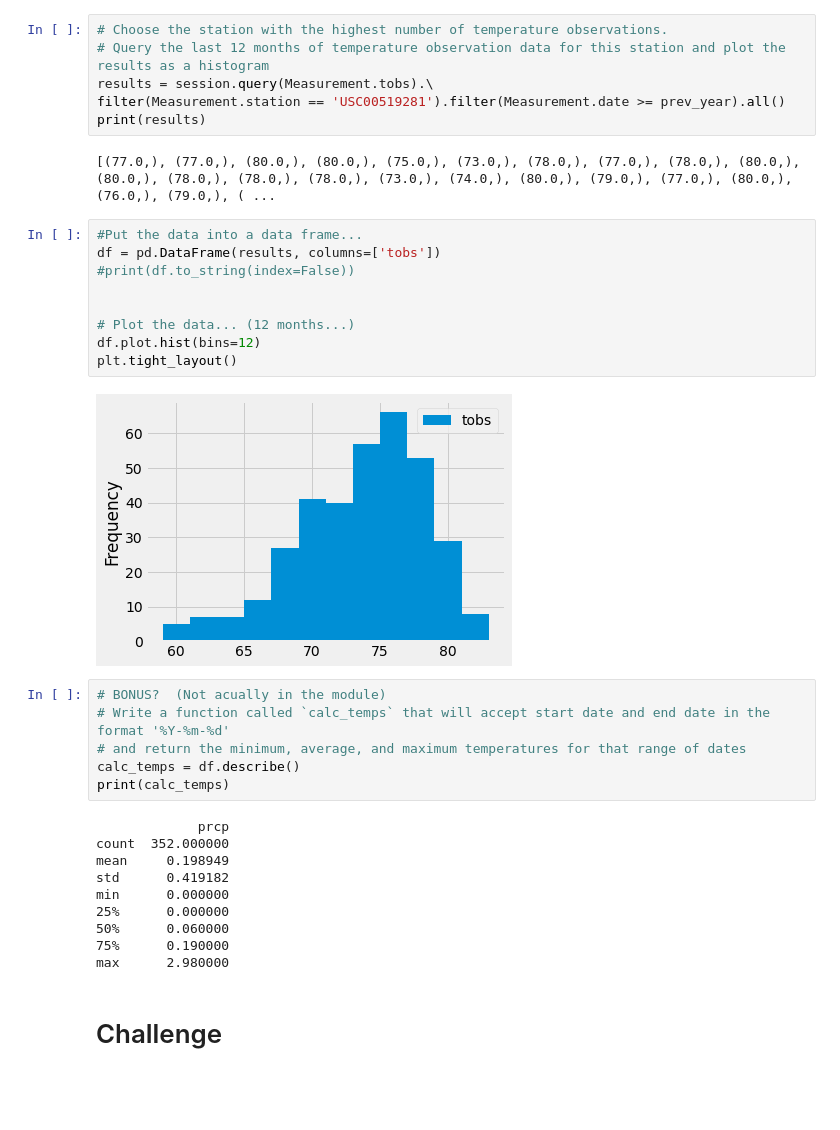
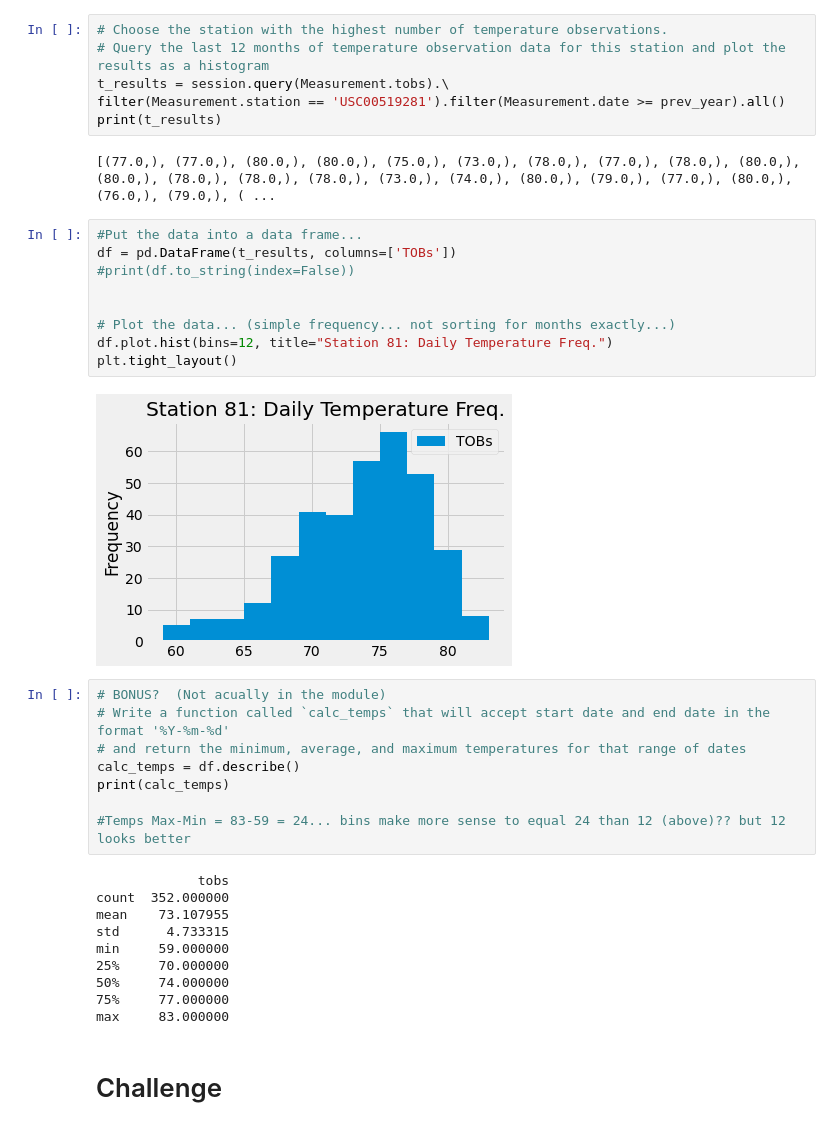
Before and after one commit to miwermi/surfs-up, a Jupyter notebook: climate_analysis.ipynb, the cells around one changed output. Drawn from its saved outputs; the diff is of its cells as text; blank space fills up the shorter version.

```diff
--- a/climate_analysis.ipynb
+++ b/climate_analysis.ipynb
@@ -157,38 +157,40 @@ filter(Measurement.station == 'USC00519281').all()
 # %%
 # Choose the station with the highest number of temperature observations.
 # Query the last 12 months of temperature observation data for this station and plot the results as a histogram
-results = session.query(Measurement.tobs).\
+t_results = session.query(Measurement.tobs).\
 filter(Measurement.station == 'USC00519281').filter(Measurement.date >= prev_year).all()
-print(results)
+print(t_results)
 # %% [output]
 [(77.0,), (77.0,), (80.0,), (80.0,), (75.0,), (73.0,), (78.0,), (77.0,), (78.0,), (80.0,), (80.0,), (78.0,), (78.0,), (78.0,), (73.0,), (74.0,), (80.0,), (79.0,), (77.0,), (80.0,), (76.0,), (79.0,), ( ...
 # %%
 #Put the data into a data frame...
-df = pd.DataFrame(results, columns=['tobs'])
+df = pd.DataFrame(t_results, columns=['TOBs'])
 #print(df.to_string(index=False))
 
 
-# Plot the data... (12 months...)
-df.plot.hist(bins=12)
+# Plot the data... (simple frequency... not sorting for months exactly...)
+df.plot.hist(bins=12, title="Station 81: Daily Temperature Freq.")
 plt.tight_layout()
 # %% [output]
-[figure, old version]
+[figure, new version]
 # %%
 # BONUS?  (Not acually in the module)
 # Write a function called `calc_temps` that will accept start date and end date in the format '%Y-%m-%d'
 # and return the minimum, average, and maximum temperatures for that range of dates
 calc_temps = df.describe()
 print(calc_temps)
+
+#Temps Max-Min = 83-59 = 24... bins make more sense to equal 24 than 12 (above)?? but 12 looks better
 # %% [output]
-             prcp
+             tobs
 count  352.000000
-mean     0.198949
-std      0.419182
-min      0.000000
-25%      0.000000
-50%      0.060000
-75%      0.190000
-max      2.980000
+mean    73.107955
+std      4.733315
+min     59.000000
+25%     70.000000
+50%     74.000000
+75%     77.000000
+max     83.000000
 # %% [markdown]
 # Challenge
 # %%
```
Also changed, not shown: parts of 9 cells of this notebook, 2 other files.
